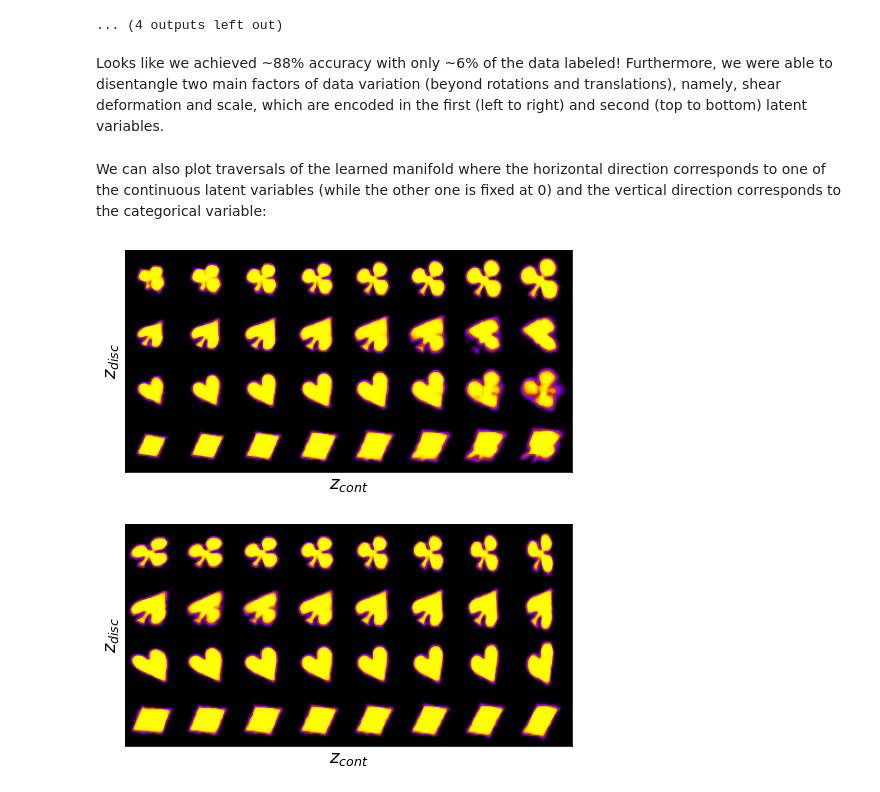
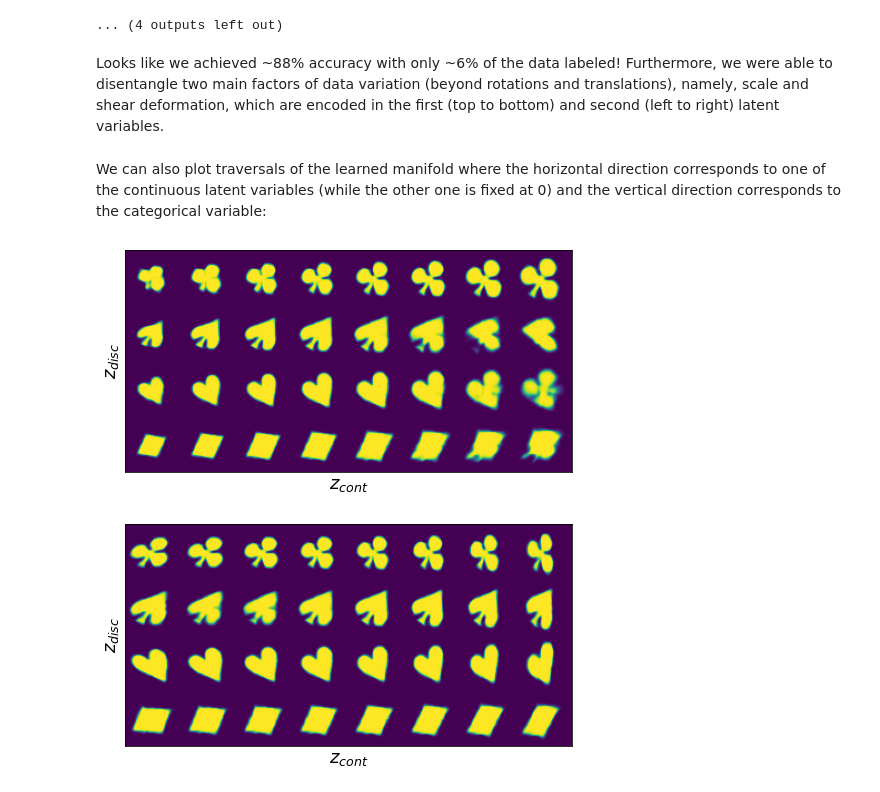
Before and after one commit to ziatdinovmax/pyroVED, a Jupyter notebook: examples/ssrVAE.ipynb, the cells around one changed output. Cells and saved outputs as stored; diff of their text form; code cells hidden in the pictures.

```diff
--- a/examples/ssrVAE.ipynb
+++ b/examples/ssrVAE.ipynb
@@ -242,12 +242,12 @@ Epoch: 60 Training loss: 194.1432, Test accuracy: 0.8672
 [figure]
 ... (4 outputs left out)
 # %% [markdown]
-Looks like we achieved ~88% accuracy with only ~6% of the data labeled! Furthermore, we were able to disentangle two main factors of data variation (beyond rotations and translations), namely, shear deformation and scale, which are encoded in the first (left to right) and second (top to bottom) latent variables.
+Looks like we achieved ~88% accuracy with only ~6% of the data labeled! Furthermore, we were able to disentangle two main factors of data variation (beyond rotations and translations), namely, scale and shear deformation, which are encoded in the first (top to bottom) and second (left to right) latent variables.
 # %% [markdown]
 We can also plot traversals of the learned manifold where the horizontal direction corresponds to one of the continuous latent variables (while the other one is fixed at 0) and the vertical direction corresponds to the categorical variable:
 # %%
 for i in range(2):
-    ssvae.manifold_traversal(8, i)
+    ssvae.manifold_traversal(8, i, cmap='viridis')
 # %% [output]
-[figure, old version]
+[figure, new version]
-[figure, old version]
+[figure, new version]
```
